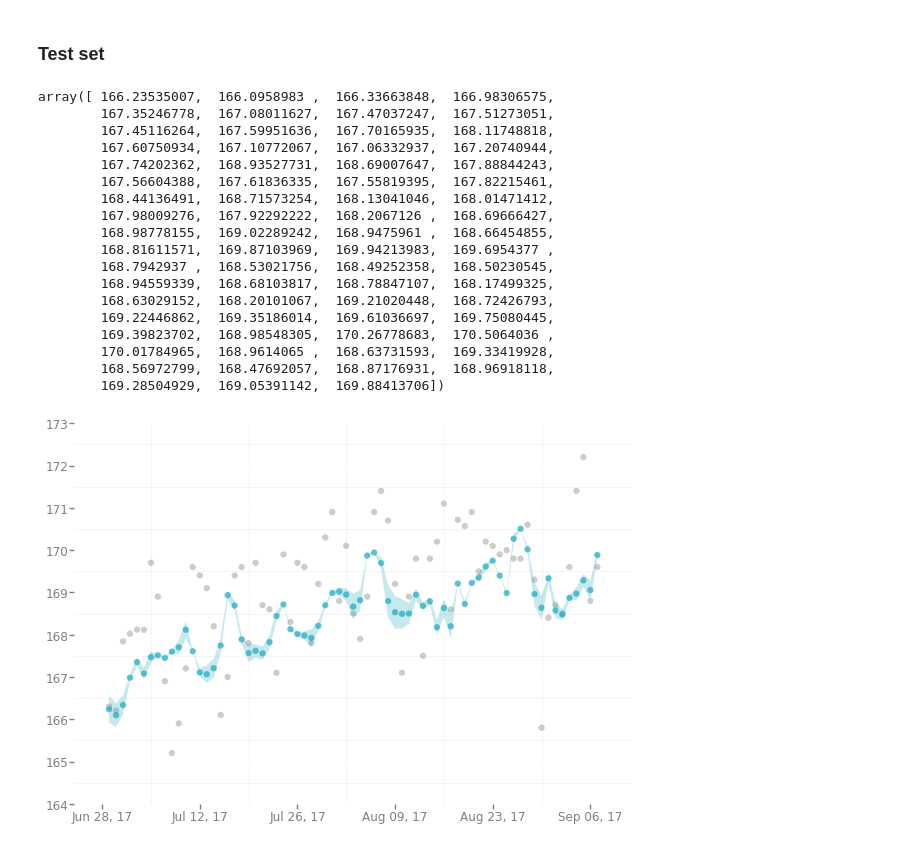
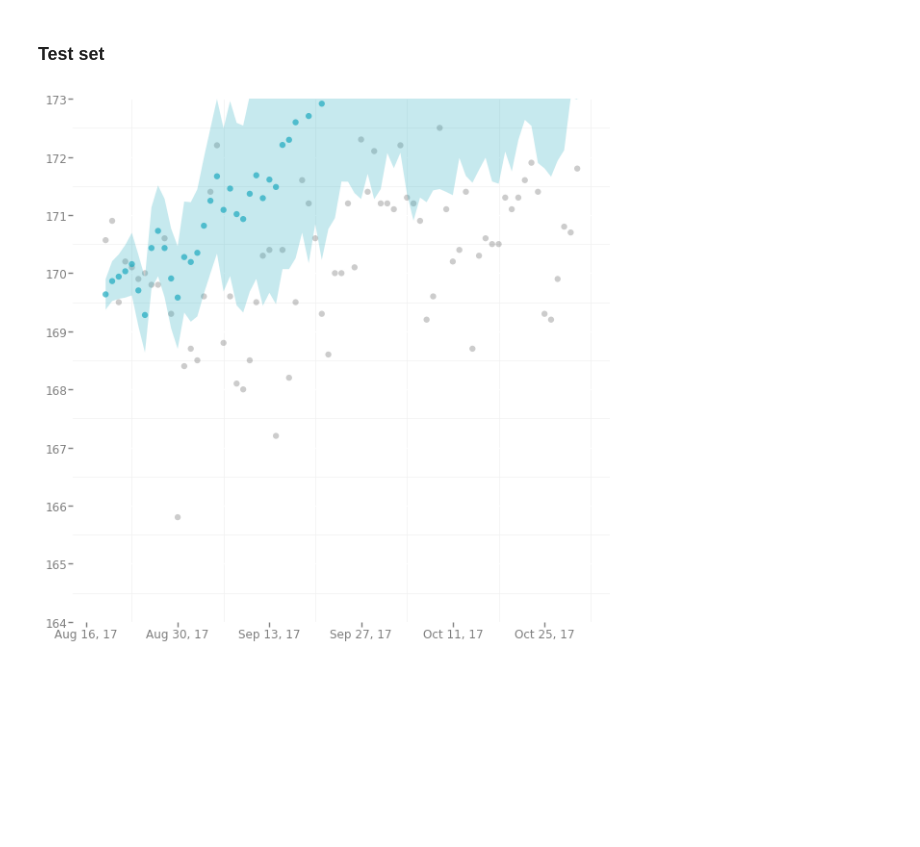
Before and after one commit to jamieinfinity/worldline-wgt, a Jupyter notebook: ml_dev/predicting_weight.ipynb, the cells around one changed output. Cells and saved outputs as stored; diff of their text form; code cells hidden in the pictures; blank space fills up the shorter version.

```diff
--- a/ml_dev/predicting_weight.ipynb
+++ b/ml_dev/predicting_weight.ipynb
@@ -195,0 +308,10 @@ np.mean([x[-1] for x in abs_errors_samples])
+# %%
+# pick only 'best' models
+errs_last = [x[-1] for x in errors_samples]
+abs_errs_last = [x[-1] for x in abs_errors_samples]
+err_inds = [[i, errs_last[i], abs_errs_last[i]] for i in range(len(all_models))]
+err_inds = sorted(err_inds, key=(lambda x:np.fabs(x[1])))
+ind_max = 26
+print(np.mean([x[1] for x in err_inds[0:ind_max]]))
+inds_sorted = [x[0] for x in err_inds[0:ind_max]]
+models = [all_models[i] for i in inds_sorted]
@@ -324,7 +428,8 @@ for fold in range(len(models)):
         weight_pred.append(pred)
         features_next = features_train[t][-1]
         features_next[0] = pred
-        rolling_sequence = features_test[t][0:(SEQUENCE_LENGTH-1)]
+#        rolling_sequence = features_train[t][0:(SEQUENCE_LENGTH-1)]
+        rolling_sequence = rolling_sequence[1:SEQUENCE_LENGTH]
         rolling_sequence = np.append(rolling_sequence, np.array([features_next]), axis=0)
     final_pred = model.predict(np.array([rolling_sequence]))[0][-1][0]
     weight_pred.append(final_pred)
@@ -336,7 +441,10 @@ weight_pred_mean = weight_pred_folds.mean(axis=1)
 weight_pred_std = weight_pred_folds.std(axis=1)
 weight_pred_min = weight_pred_mean - weight_pred_std
 weight_pred_max = weight_pred_mean + weight_pred_std
-weight_pred_df = pd.DataFrame({'date':dates_target, 'weight':weight_pred_mean, 'wmin':weight_pred_min, 'wmax':weight_pred_max})
+weight_pred_df = pd.DataFrame({'date':dates_target,
+                               'weight':weight_pred_mean,
+                               'wmin':weight_pred_min,
+                               'wmax':weight_pred_max})
 # %%
 p = ggplot(aes(x='date', y='weight'), data=weight_target_df) +\
 geom_point(color='black', alpha=0.2, size=40) +\
@@ -367,7 +475,8 @@ for t in range(1, len(dates_target)):
     weight_pred_std.append(weight_std)
     features_next = features_train[t][-1]
     features_next[0] = weight_mean
-    rolling_sequence = features_test[t][0:(SEQUENCE_LENGTH-1)]
+#    rolling_sequence = features_train[t][0:(SEQUENCE_LENGTH-1)]
+    rolling_sequence = rolling_sequence[1:SEQUENCE_LENGTH]
     rolling_sequence = np.append(rolling_sequence, np.array([features_next]), axis=0)
 
 weight_pred_folds = np.array([])
@@ -418,7 +527,8 @@ for fold in range(len(models)):
         weight_pred.append(pred)
         features_next = features_test[t][-1]
         features_next[0] = pred
-        rolling_sequence = features_test[t][0:(SEQUENCE_LENGTH-1)]
+#        rolling_sequence = features_test[t][0:(SEQUENCE_LENGTH-1)]
+        rolling_sequence = rolling_sequence[1:SEQUENCE_LENGTH]
         rolling_sequence = np.append(rolling_sequence, np.array([features_next]), axis=0)
     final_pred = model.predict(np.array([rolling_sequence]))[0][-1][0]
     weight_pred.append(final_pred)
@@ -431,41 +541,20 @@ weight_pred_std = weight_pred_folds.std(axis=1)
 weight_pred_min = weight_pred_mean - weight_pred_std
 weight_pred_max = weight_pred_mean + weight_pred_std
 weight_pred_df = pd.DataFrame({'day':days_target, 'date':dates_target, 'weight':weight_pred_mean, 'wmin':weight_pred_min, 'wmax':weight_pred_max})
-# %%
-weight_pred_mean
-# %% [output]
-array([ 166.23535007,  166.0958983 ,  166.33663848,  166.98306575,
-        167.35246778,  167.08011627,  167.47037247,  167.51273051,
-        167.45116264,  167.59951636,  167.70165935,  168.11748818,
-        167.60750934,  167.10772067,  167.06332937,  167.20740944,
-        167.74202362,  168.93527731,  168.69007647,  167.88844243,
-        167.56604388,  167.61836335,  167.55819395,  167.82215461,
-        168.44136491,  168.71573254,  168.13041046,  168.01471412,
-        167.98009276,  167.92292222,  168.2067126 ,  168.69666427,
-        168.98778155,  169.02289242,  168.9475961 ,  168.66454855,
-        168.81611571,  169.87103969,  169.94213983,  169.6954377 ,
-        168.7942937 ,  168.53021756,  168.49252358,  168.50230545,
-        168.94559339,  168.68103817,  168.78847107,  168.17499325,
-        168.63029152,  168.20101067,  169.21020448,  168.72426793,
-        169.22446862,  169.35186014,  169.61036697,  169.75080445,
-        169.39823702,  168.98548305,  170.26778683,  170.5064036 ,
-        170.01784965,  168.9614065 ,  168.63731593,  169.33419928,
-        168.56972799,  168.47692057,  168.87176931,  168.96918118,
-        169.28504929,  169.05391142,  169.88413706])
 # %%
 p = ggplot(aes(x='date', y='weight'), data=weight_target_df) +\
 geom_point(color='black', alpha=0.2, size=40) +\
 geom_point(data=weight_pred_df, color='#1DAABF', alpha=0.7, size=40) +\
 geom_ribbon(aes(x='date', ymin='wmin', ymax='wmax'), fill='#1DAABF', alpha=0.25, data=weight_pred_df) +\
 scale_y_continuous(limits=(164, 173)) +\
 scale_x_date(labels = date_format("%b %d, %y"), breaks = date_breaks('month'), limits=(dates_target_min, dates_target_max)) +\
 xlab(element_text(size=12, text=' ')) +\
 ylab(element_text(size=12, text=' ')) +\
 theme_bw()
 
-p.save('test.png', width=10, height=7)
+p.save('test.png', width=10, height=10)
 # %% [output]
-[figure, old version]
+[figure, new version]
 # %%
 weight_pred_mean = []
 weight_pred_std = []
```
Also changed, not shown: parts of 50 cells of this notebook, 1 other file.
